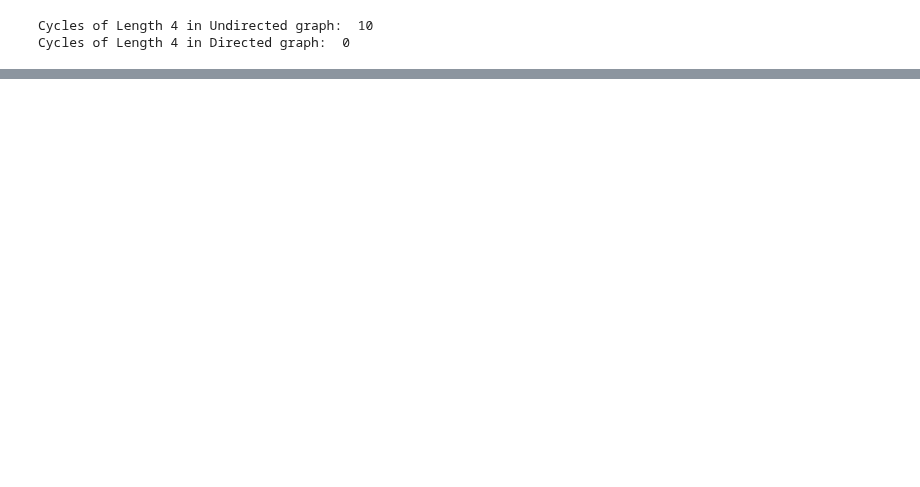
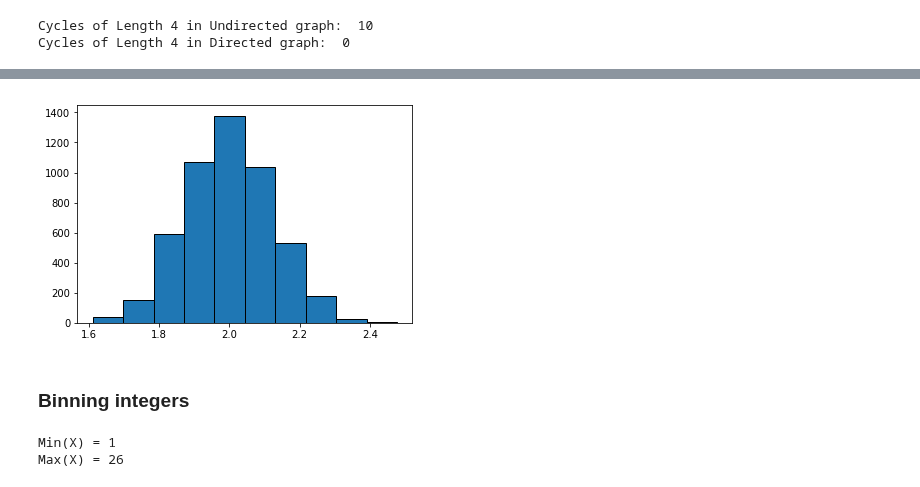
Before and after one commit to thomasnilsson/02805-social-graphs-2018, a Jupyter notebook: week2/week2.ipynb, the cells around one changed output, grey strips where cells are left out. Drawn from its saved outputs; the diff is of its cells as text; code cells hidden in the pictures; blank space fills up the shorter version.

```diff
--- a/week2/week2.ipynb
+++ b/week2/week2.ipynb
@@ -319,0 +347,15 @@ Cycles of Length 4 in Directed graph:  0
+# %%
+plt.hist(s, bins=10, edgecolor="black")
+plt.show()
+# %% [output]
+[figure, added]
+# %% [markdown]
+### Binning integers
+# %%
+lam, N = 10, 5000
+X = np.random.poisson(lam, N)
+print "Min(X) =", min(X)
+print "Max(X) =", max(X)
+# %% [output]
+Min(X) = 1
+Max(X) = 26
```
Also changed, not shown: parts of 26 cells of this notebook, 2 other files.
